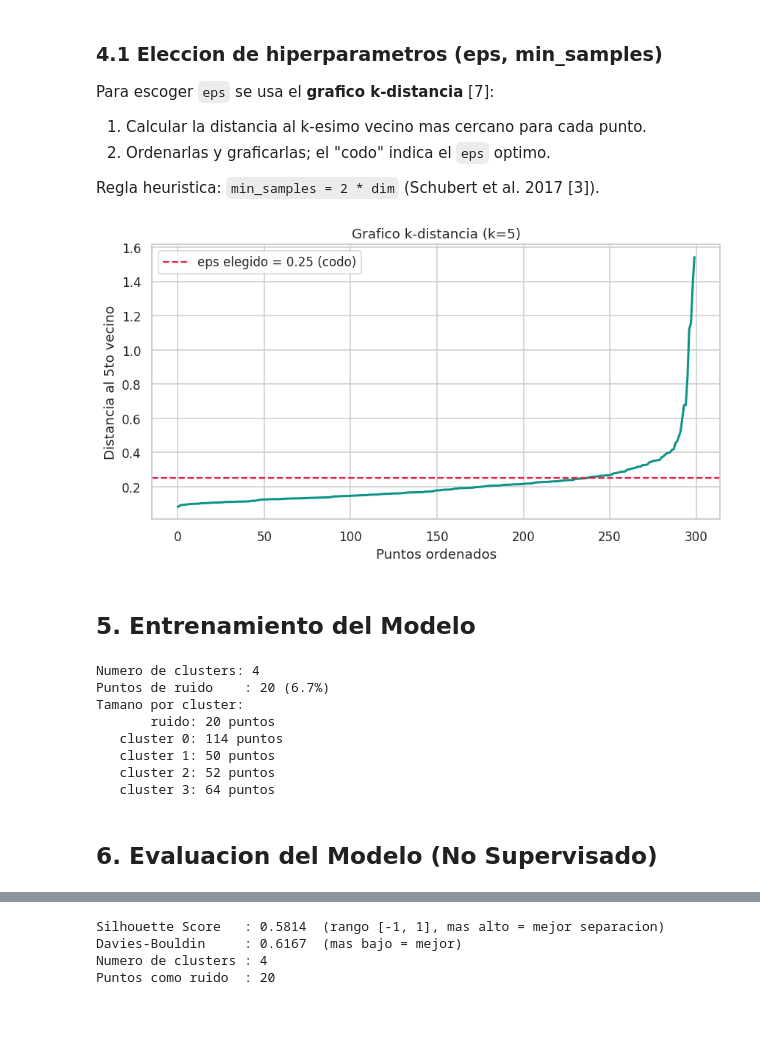
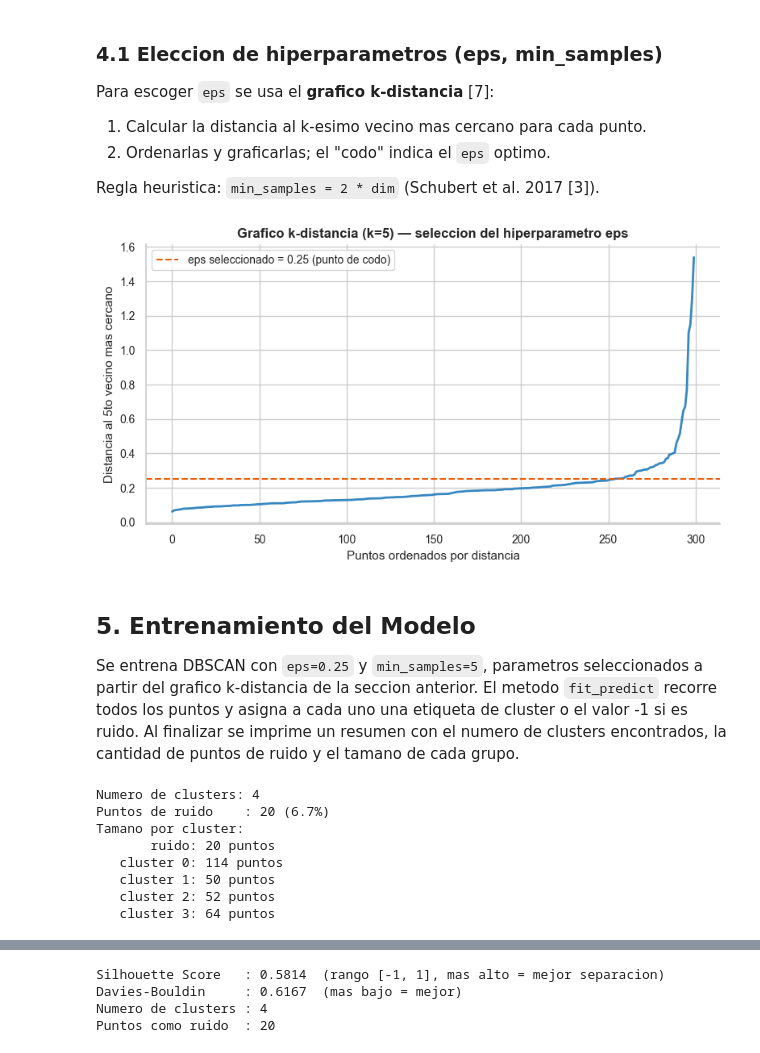
Before and after one commit to blinaresv/Grupo1_Actividad2_DBSCAN, a Jupyter notebook: Grupo1_Notebook2_Librerias_FINAL.ipynb, the cells around one changed output, grey strips where cells are left out. Cells and saved outputs as stored; diff of their text form; code cells hidden in the pictures; blank space fills up the shorter version.

```diff
--- a/Grupo1_Notebook2_Librerias_FINAL.ipynb
+++ b/Grupo1_Notebook2_Librerias_FINAL.ipynb
@@ -152,21 +193,39 @@ Regla heuristica: `min_samples = 2 * dim` (Schubert et al. 2017 [3]).
 # %%
 from sklearn.neighbors import NearestNeighbors
 
 k = 5
 nn = NearestNeighbors(n_neighbors=k).fit(X_std)
 distances, _ = nn.kneighbors(X_std)
 kdist = np.sort(distances[:, -1])
 
-plt.figure(figsize=(8, 4.5))
-plt.plot(np.arange(len(kdist)), kdist, color="#0D9488", lw=2)
-plt.axhline(0.25, color="#E11D48", ls="--", lw=1.5, label="eps elegido = 0.25 (codo)")
-plt.title("Grafico k-distancia (k=5)")
-plt.xlabel("Puntos ordenados"); plt.ylabel("Distancia al 5to vecino")
-plt.legend(); plt.tight_layout(); plt.show()
+# U2: paleta secuencial para la curva principal; acento neutro (naranja) para el codo
+# Se evita el rojo porque evoca 'peligro/error' (U2: color con significado)
+line_color = sns.color_palette("Blues_d", 3)[1]
+codo_color = sns.color_palette("Oranges_d", 3)[1]
+
+fig, ax = plt.subplots(figsize=(8, 4.5))
+ax.plot(np.arange(len(kdist)), kdist, color=line_color, lw=2)
+ax.axhline(0.25, color=codo_color, ls="--", lw=1.5,
+           label="eps seleccionado = 0.25 (punto de codo)")
+ax.set_title("Grafico k-distancia (k=5) — seleccion del hiperparametro eps",
+             fontsize=12, fontweight="bold")
+ax.set_xlabel("Puntos ordenados por distancia", fontsize=11)
+ax.set_ylabel("Distancia al 5to vecino mas cercano", fontsize=11)
+ax.tick_params(labelsize=10)
+ax.legend(fontsize=10)
+ax.spines[["top", "right"]].set_visible(False)
+plt.tight_layout()
+plt.show()
 # %% [output]
-[figure, old version]
+[figure, new version]
-# %% [markdown]
-## 5. Entrenamiento del Modelo
+# %% [markdown]
+## 5. Entrenamiento del Modelo
+
+Se entrena DBSCAN con `eps=0.25` y `min_samples=5`, parametros seleccionados a partir
+del grafico k-distancia de la seccion anterior. El metodo `fit_predict` recorre todos los
+puntos y asigna a cada uno una etiqueta de cluster o el valor -1 si es ruido. Al finalizar
+se imprime un resumen con el numero de clusters encontrados, la cantidad de puntos de
+ruido y el tamano de cada grupo.
 # %%
 from sklearn.cluster import DBSCAN
 
@@ -190,5 +249,3 @@ Tamano por cluster:
    cluster 1: 50 puntos
    cluster 2: 52 puntos
    cluster 3: 64 puntos
-# %% [markdown]
-## 6. Evaluacion del Modelo (No Supervisado)
```
Also changed, not shown: parts of 19 cells of this notebook, 1 other file.
